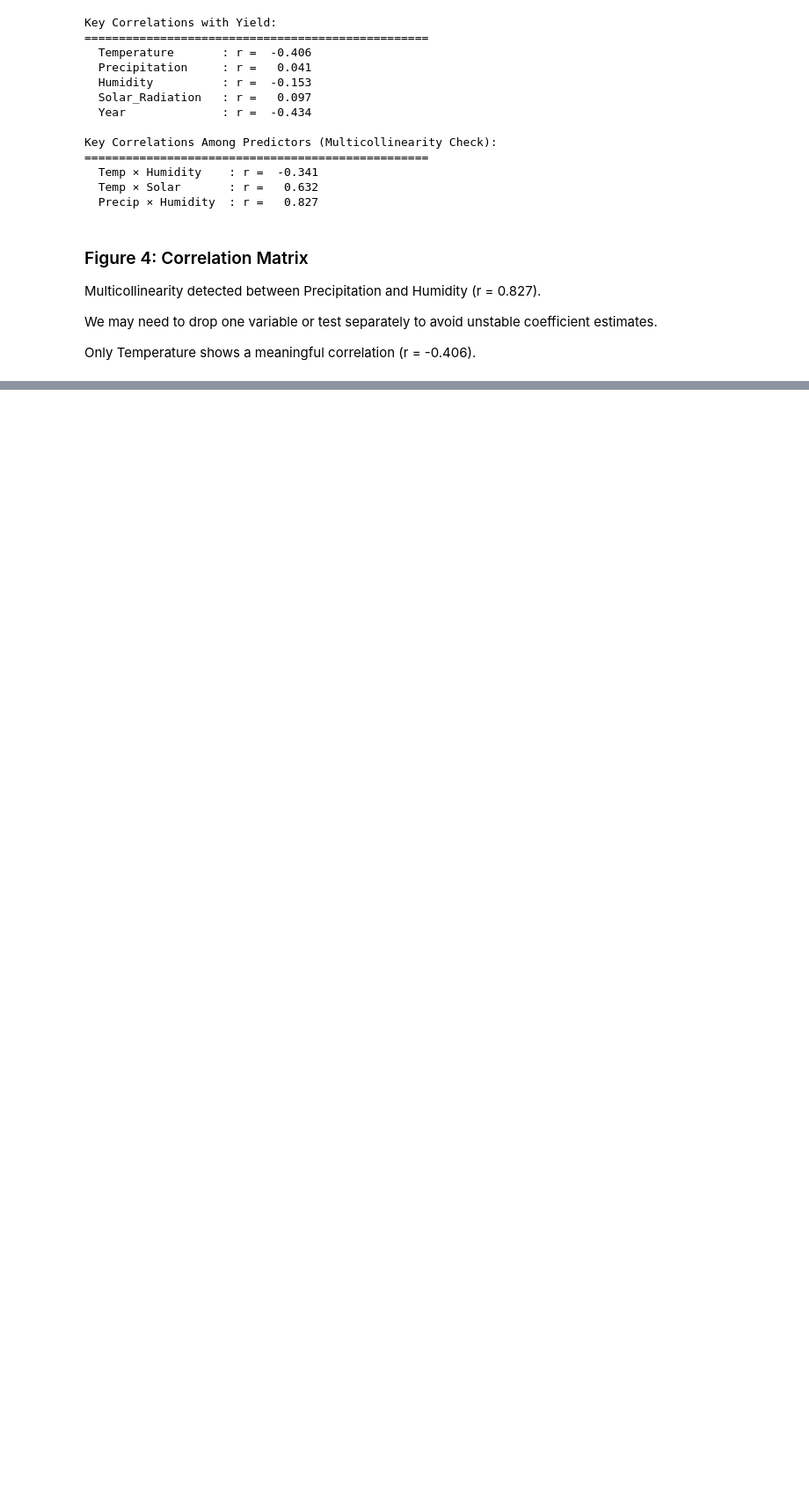
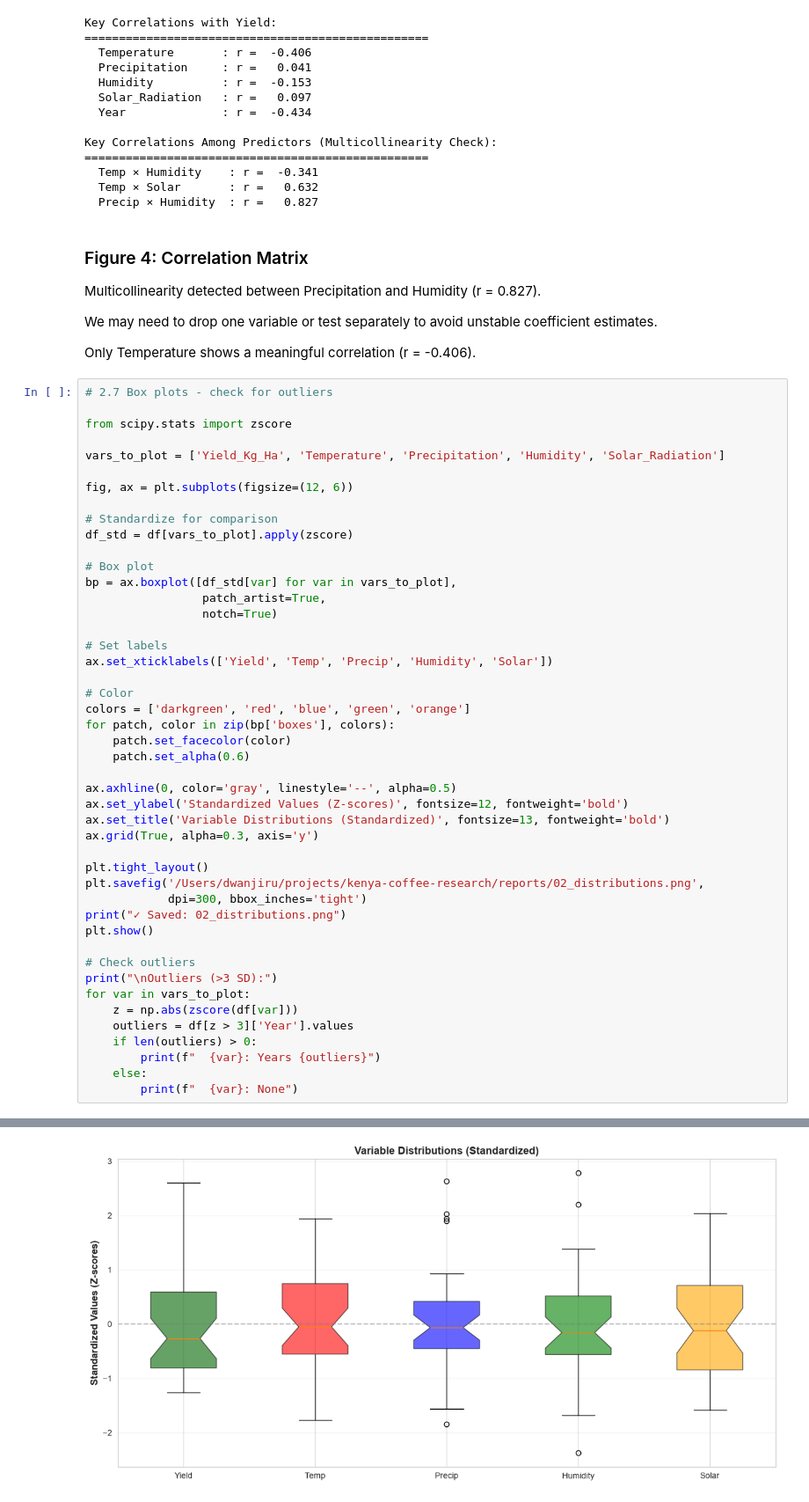
Before and after one commit to DoreenMolly/kenya-coffee-research, a Jupyter notebook: notebooks/data_analysis.ipynb, the cells around one changed output, grey strips where cells are left out. Shown at 88% size. Cells and saved outputs as stored; diff of their text form; blank space fills up the shorter version.

```diff
--- a/notebooks/data_analysis.ipynb
+++ b/notebooks/data_analysis.ipynb
@@ -791,3 +791,50 @@ Multicollinearity detected between Precipitation and Humidity (r = 0.827).
 We may need to drop one variable or test separately to avoid unstable coefficient estimates.
 
 Only Temperature shows a meaningful correlation (r = -0.406).
+# %%
+# 2.7 Box plots - check for outliers
+
+from scipy.stats import zscore
+
+vars_to_plot = ['Yield_Kg_Ha', 'Temperature', 'Precipitation', 'Humidity', 'Solar_Radiation']
+
+fig, ax = plt.subplots(figsize=(12, 6))
+
+# Standardize for comparison
+df_std = df[vars_to_plot].apply(zscore)
+
+# Box plot
+bp = ax.boxplot([df_std[var] for var in vars_to_plot],
+                 patch_artist=True,
+                 notch=True)
+
+# Set labels
+ax.set_xticklabels(['Yield', 'Temp', 'Precip', 'Humidity', 'Solar'])
+
+# Color
+colors = ['darkgreen', 'red', 'blue', 'green', 'orange']
+for patch, color in zip(bp['boxes'], colors):
+    patch.set_facecolor(color)
+    patch.set_alpha(0.6)
+
+ax.axhline(0, color='gray', linestyle='--', alpha=0.5)
+ax.set_ylabel('Standardized Values (Z-scores)', fontsize=12, fontweight='bold')
+ax.set_title('Variable Distributions (Standardized)', fontsize=13, fontweight='bold')
+ax.grid(True, alpha=0.3, axis='y')
+
+plt.tight_layout()
+plt.savefig('/Users/dwanjiru/projects/kenya-coffee-research/reports/02_distributions.png',
+            dpi=300, bbox_inches='tight')
+print("✓ Saved: 02_distributions.png")
+plt.show()
+
+# Check outliers
+print("\nOutliers (>3 SD):")
+for var in vars_to_plot:
+    z = np.abs(zscore(df[var]))
+    outliers = df[z > 3]['Year'].values
+    if len(outliers) > 0:
+        print(f"  {var}: Years {outliers}")
+    else:
+        print(f"  {var}: None")
+# %% [output]
@@ -793,0 +842 @@ Only Temperature shows a meaningful correlation (r = -0.406).
+[figure, added]
```
Also changed, not shown: parts of 23 cells of this notebook, 5 other files.
